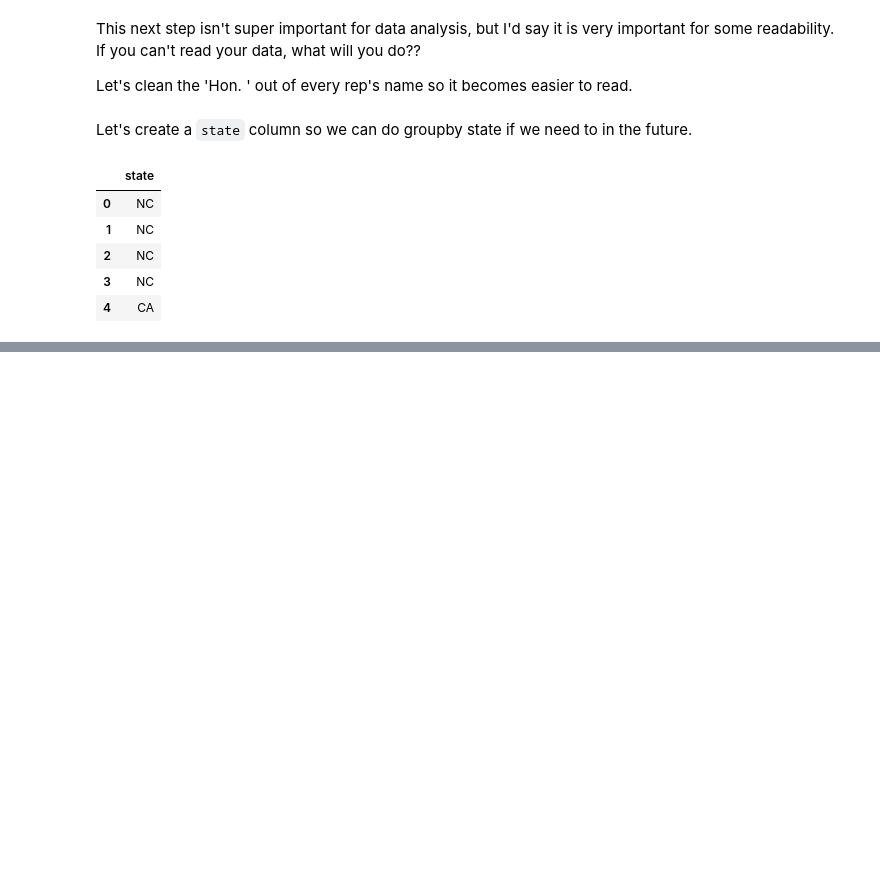
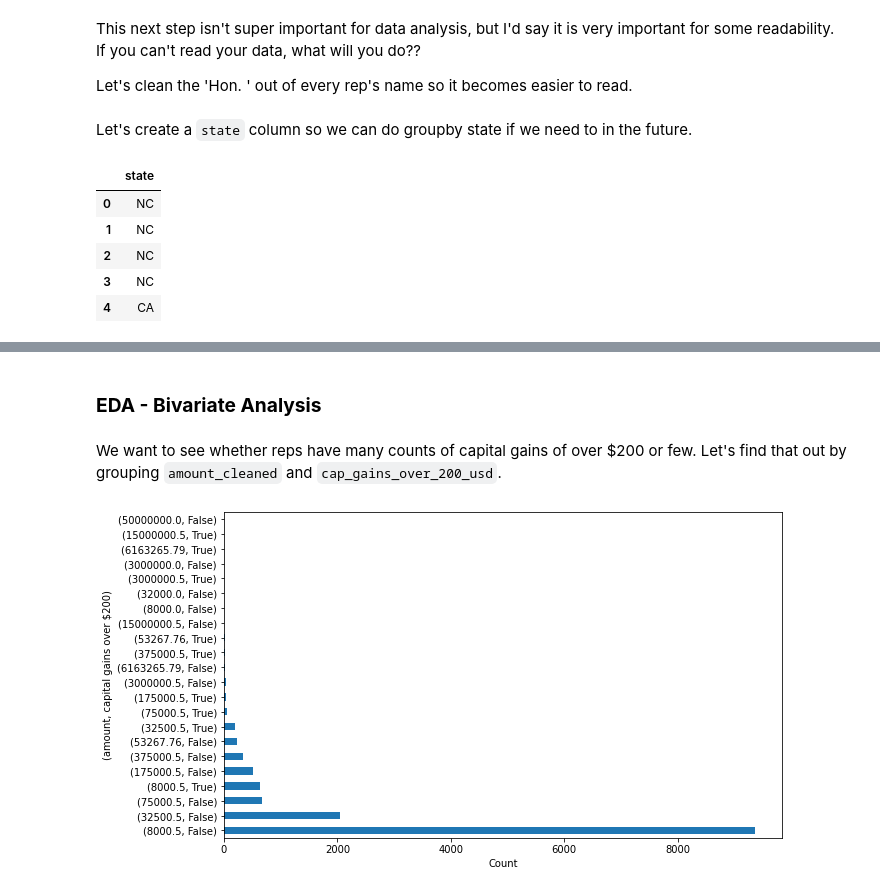
Before and after one commit to tharvipop/sussy-stock-trades, a Jupyter notebook: final_report.ipynb, the cells around one changed output, grey strips where cells are left out. Saved outputs shown, nothing was run; the diff lists cells and outputs as text; code cells hidden in the pictures; blank space fills up the shorter version.

````diff
--- a/final_report.ipynb
+++ b/final_report.ipynb
@@ -104,0 +264,11 @@ df[['state']].head()
+# %% [markdown]
+### **EDA - Bivariate Analysis**
+# %% [markdown]
+We want to see whether reps have many counts of capital gains of over $200 or few. Let's find that out by grouping ```amount_cleaned``` and ```cap_gains_over_200_usd```.
+# %%
+df[['amount_cleaned', 'cap_gains_over_200_usd']].value_counts().plot(kind = 'barh', figsize=(10,6))
+plt.xlabel("Count")
+plt.ylabel("(amount, capital gains over $200)")
+plt.show()
+# %% [output]
+[figure, added]
````
Also changed, not shown: parts of 33 cells of this notebook, 1 other file.
